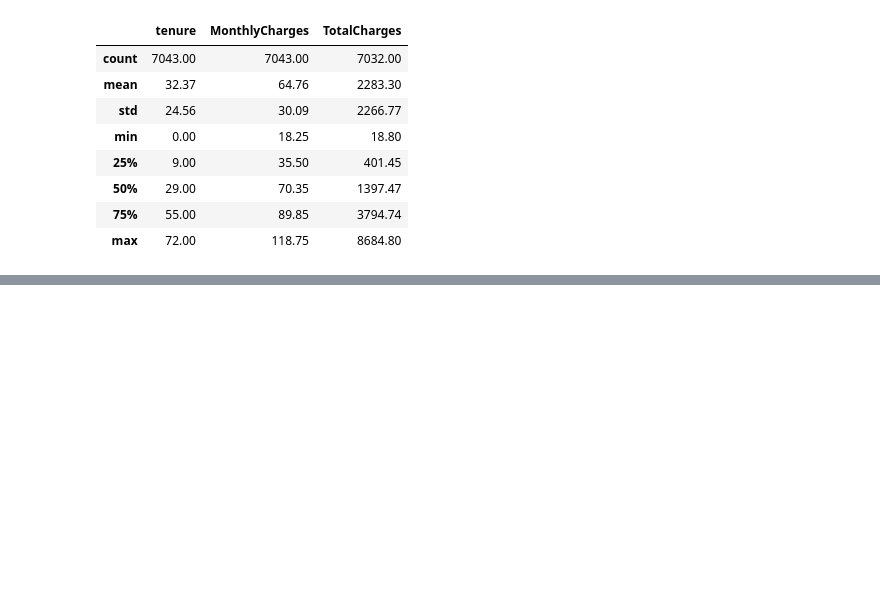
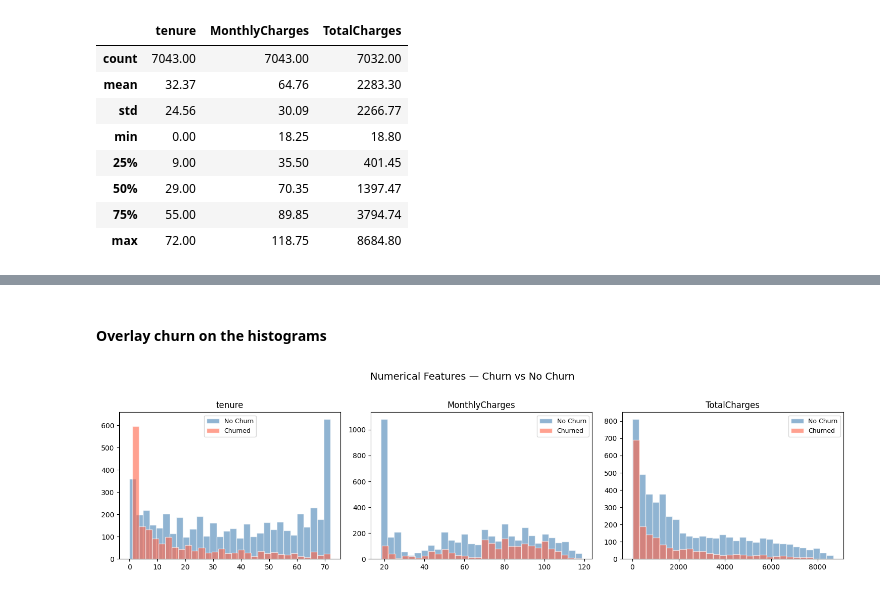
Before and after one commit to Sushanth-Allampati/churn-predictor, a Jupyter notebook: notebooks/01_eda.ipynb, the cells around one changed output, grey strips where cells are left out. Saved outputs shown, nothing was run; the diff lists cells and outputs as text; code cells hidden in the pictures; blank space fills up the shorter version.

```diff
--- a/notebooks/01_eda.ipynb
+++ b/notebooks/01_eda.ipynb
@@ -151,0 +194,20 @@ df_temp[numerical_cols].describe()
+# %% [markdown]
+<h4>Overlay churn on the histograms</h4>
+# %%
+fig, axes = plt.subplots(1, 3, figsize=(15, 4))
+
+for ax, col in zip(axes, ['tenure', 'MonthlyCharges', 'TotalCharges']):
+    # Plot non-churners and churners as overlapping histograms
+    ax.hist(df[df['Churn']=='No'][col],  bins=30, alpha=0.6,
+            label='No Churn', color='steelblue', edgecolor='white')
+    ax.hist(df[df['Churn']=='Yes'][col], bins=30, alpha=0.6,
+            label='Churned',  color='tomato',    edgecolor='white')
+    ax.set_title(col)
+    ax.legend(fontsize=9)
+
+plt.suptitle('Numerical Features — Churn vs No Churn', y=1.02, fontsize=14)
+plt.tight_layout()
+plt.savefig('C:/Users/Lenovo/churn-predictor/reports/figures/histograms_by_churn.png', dpi=150, bbox_inches='tight')
+plt.show()
+# %% [output]
+[figure, added]
```
Also changed, not shown: parts of 12 cells of this notebook, 4 other files.
